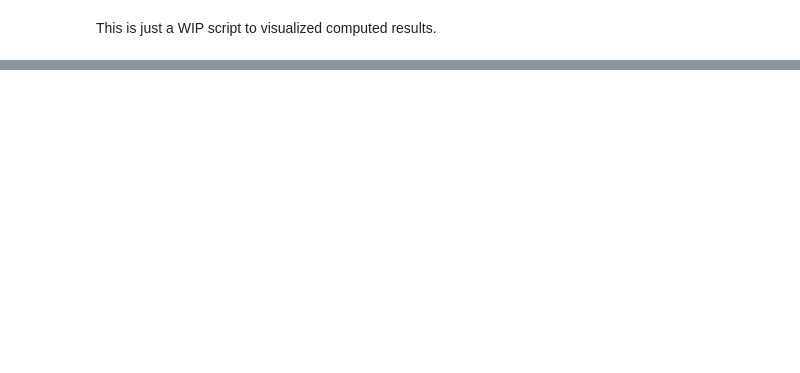
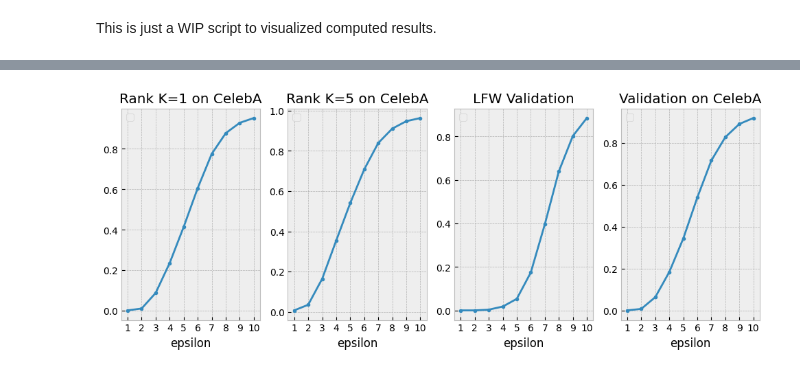
Before and after one commit to WahahaYes/FaceAnonEval, a Jupyter notebook: plotting_script.ipynb, the cells around one changed output, grey strips where cells are left out. Cells and saved outputs as stored; diff of their text form; code cells hidden in the pictures; blank space fills up the shorter version.

```diff
--- a/plotting_script.ipynb
+++ b/plotting_script.ipynb
@@ -94,0 +150,77 @@ plt.show()
+# %%
+# look at pixel dp
+fig, ax = plt.subplots(1, 4)
+
+dp_epsilons = [1.0, 2.0, 3.0, 4.0, 5.0, 6.0, 7.0, 8.0, 9.0, 10.0]
+
+# having to find the actual number of entries in CelebA's test set
+celeba_paths = glob.glob("Datasets//CelebA//**//*.jpg", recursive=True)
+rank_k_denominator = len(celeba_paths[182638:])
+
+zeros = [0 for _ in range(len(dp_epsilons))]
+rank_k_accs, rank_k5_accs, val_accs, val2_accs = (
+    copy(zeros),
+    copy(zeros),
+    copy(zeros),
+    copy(zeros),
+)
+
+for i in range(len(dp_epsilons)):
+    eps = dp_epsilons[i]
+    try:
+        rank_k_accuracies = query_accuracy(
+            "rank_k",
+            dataset="CelebA",
+            p_mech_suffix=f"pixel_dp_{eps}",
+            mode="mean",
+            denominator=rank_k_denominator,
+        )
+        rank_k_accs[i] = rank_k_accuracies["1"]
+        rank_k5_accs[i] = rank_k_accuracies["5"]
+    except Exception:
+        print(f"No data for pixel_dp_{eps}.")
+
+    try:
+        val_acc = query_accuracy(
+            "lfw_validation",
+            dataset="lfw",
+            p_mech_suffix=f"pixel_dp_{eps}",
+            mode="mean",
+            denominator=3000,
+        )
+        val_accs[i] = val_acc
+    except Exception:
+        print(f"No data for pixel_dp_{eps}.")
+
+    try:
+        val2_acc = query_accuracy(
+            "validation",
+            dataset="CelebA",
+            p_mech_suffix=f"pixel_dp_{eps}",
+            mode="mean",
+            denominator=5000,
+        )
+        val2_accs[i] = val2_acc
+    except Exception:
+        print(f"No data for pixel_dp_{eps}.")
+
+ax[0].plot(dp_epsilons, rank_k_accs, marker=".")
+ax[1].plot(dp_epsilons, rank_k5_accs, marker=".")
+ax[2].plot(dp_epsilons, val_accs, marker=".")
+ax[3].plot(dp_epsilons, val2_accs, marker=".")
+
+ax[0].set_title("Rank K=1 on CelebA")
+ax[0].legend()
+ax[1].set_title("Rank K=5 on CelebA")
+ax[1].legend()
+ax[2].set_title("LFW Validation")
+ax[2].legend()
+ax[3].set_title("Validation on CelebA")
+ax[3].legend()
+
+for i in range(4):
+    ax[i].set_xticks(dp_epsilons)
+    ax[i].set_xlabel("epsilon")
+
+plt.show()
+# %% [output]
@@ -94,0 +231 @@ plt.show()
+[figure, added]
```
Also changed, not shown: parts of 7 cells of this notebook, 4 other files.
